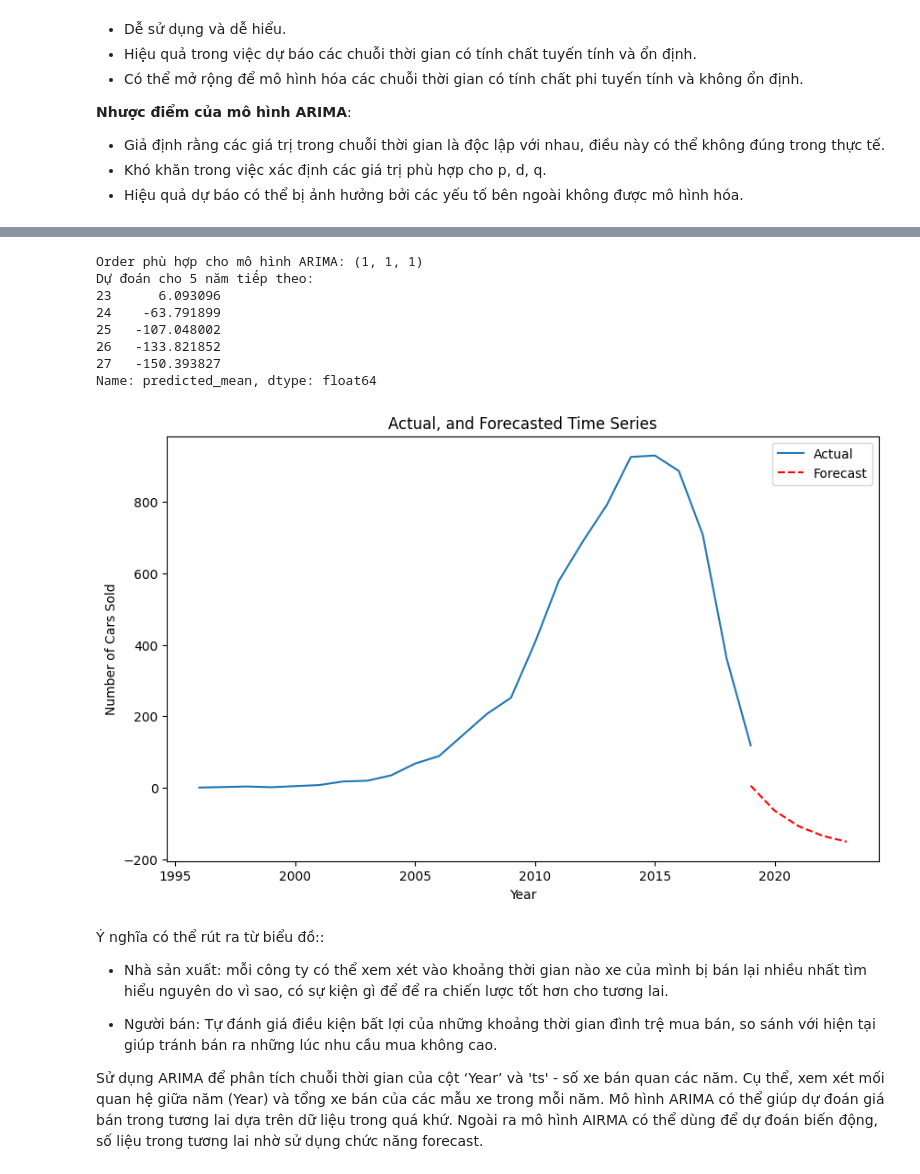
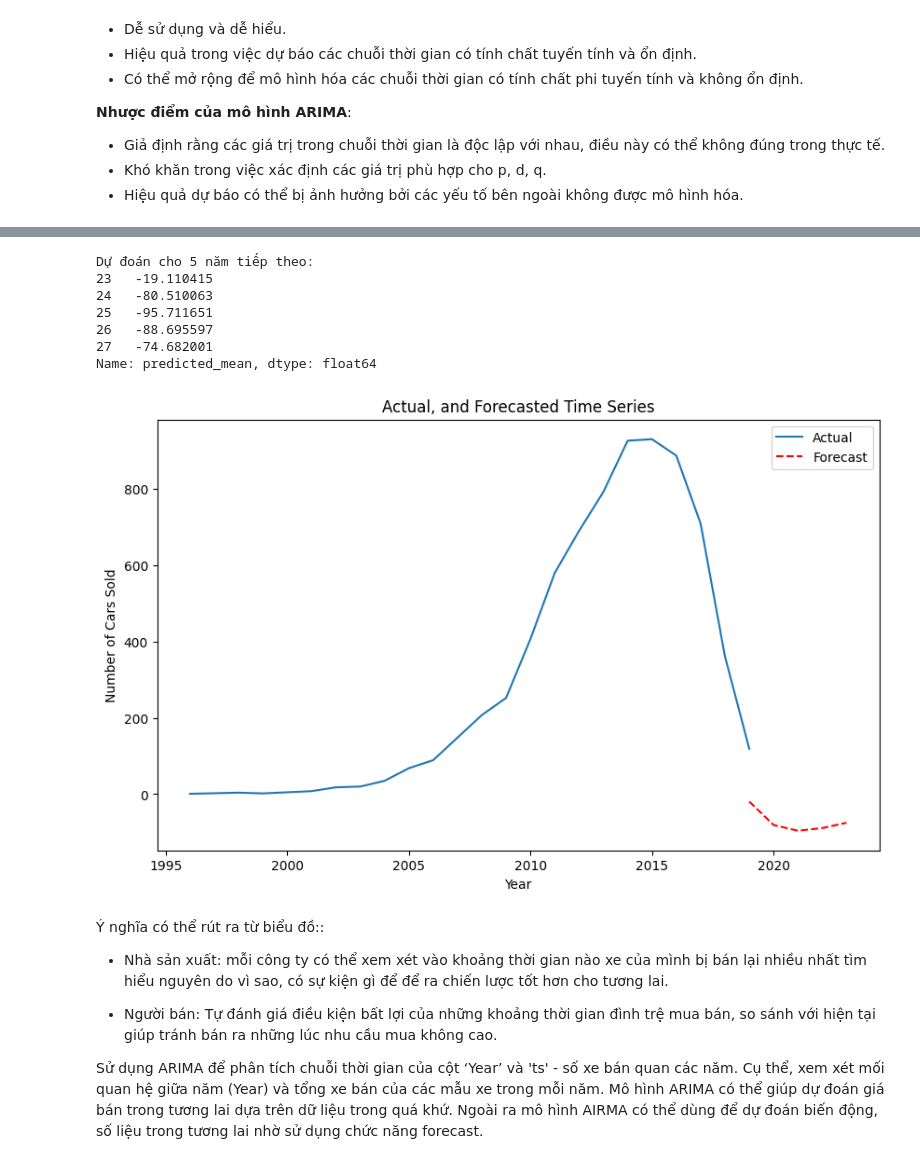
Before and after one commit to Hoangnhan1708/visualize-cars-analysis-project, a Jupyter notebook: notebooks/visualization.ipynb, the cells around one changed output, grey strips where cells are left out. Cells and saved outputs as stored; diff of their text form; code cells hidden in the pictures.

```diff
--- a/notebooks/visualization.ipynb
+++ b/notebooks/visualization.ipynb
@@ -226,5 +253,5 @@ ARIMA là viết tắt của AutoRegressive Integrated Moving Average (Tự hồ
 # %%
-from pmdarima import auto_arima
+
 
 # Xác định cột Year làm index và sắp xếp lại dữ liệu theo năm
 df['Year'] = pd.to_datetime(df['Year'], format='%Y')
@@ -232,57 +259,52 @@ df.set_index('Year', inplace=True)
 df.sort_index(inplace=True)
 
 # Tính tổng số lượng xe bán được theo năm
-ts = df.groupby(df.index.year).size()
+df = df.groupby(df.index.year).size()
 
-# Sử dụng auto_arima để chọn order phù hợp cho mô hình ARIMA
-model = auto_arima(ts, seasonal=False, suppress_warnings=True)
 
-# Hiển thị order tốt nhất được chọn
-print("Order phù hợp cho mô hình ARIMA:", model.order)
 
 # Tạo mô hình ARIMA với order được chọn
-model = ARIMA(ts, order=model.order)
+model = ARIMA(df, order=(2,1,0))
 
 # Huấn luyện mô hình
 model_fit = model.fit()
 
 # Dự đoán với dữ liệu cũ
-predictions = model_fit.predict(start=0, end=len(ts)-1, typ='levels')
+predictions = model_fit.predict(start=0, end=len(df)-1, typ='levels')
 
 # Dự đoán cho 5 năm tiếp theo
 forecast_steps = 5
 forecast = model_fit.forecast(steps=forecast_steps)
 
 # In ra dự đoán
 print("Dự đoán cho 5 năm tiếp theo:")
 print(forecast)
 years_forecast = [2019 + i for i in range(len(forecast))]
 
 # Tạo DataFrame cho dự đoán
 forecast_df = pd.DataFrame({'Year': years_forecast, 'Predicted': forecast})
 
 # Kết hợp dữ liệu thực tế và dự đoán
-combined_df = pd.concat([ts, forecast_df.set_index('Year')['Predicted']], axis=1)
+combined_df = pd.concat([df, forecast_df.set_index('Year')['Predicted']], axis=1)
 
 # Vẽ biểu đồ
 plt.figure(figsize=(10,6))
 plt.plot(combined_df.index, combined_df.iloc[:, 0], label='Actual')
 plt.plot(combined_df.index, combined_df.iloc[:, 1], color='red', linestyle='--', label='Forecast')
 plt.title('Actual, and Forecasted Time Series')
 plt.xlabel('Year')
 plt.ylabel('Number of Cars Sold')
 plt.legend()
 plt.show()
 # %% [output]
-Order phù hợp cho mô hình ARIMA: (1, 1, 1)
 Dự đoán cho 5 năm tiếp theo:
-23      6.093096
-24    -63.791899
-25   -107.048002
-26   -133.821852
-27   -150.393827
+23   -19.110415
+24   -80.510063
+25   -95.711651
+26   -88.695597
+27   -74.682001
 Name: predicted_mean, dtype: float64
-[figure, old version]
+[figure, new version]
 # %% [markdown]
 Ý nghĩa có thể rút ra từ biểu đồ::
 
```
Also changed, not shown: parts of 5 cells of this notebook.
